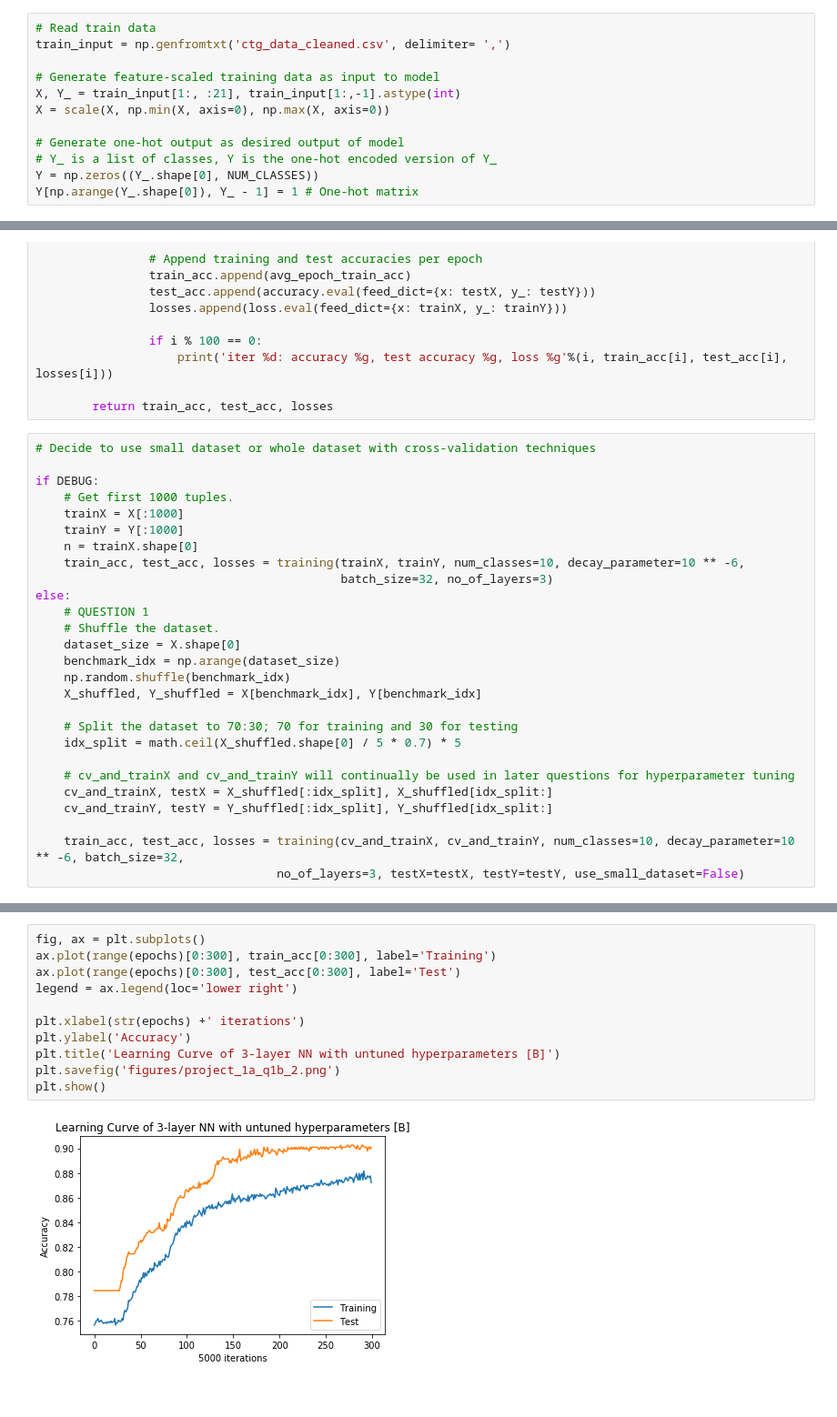
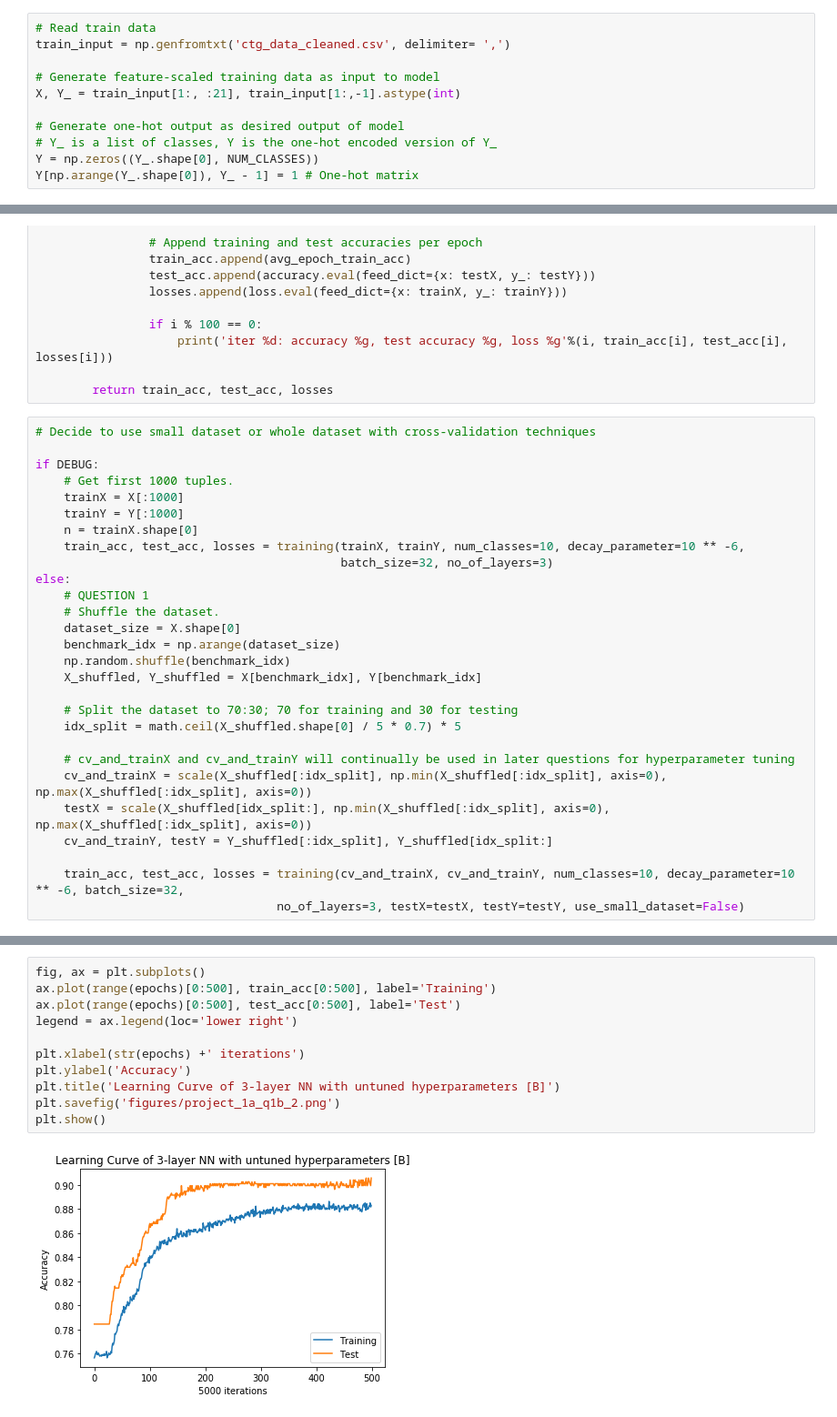
Before and after one commit to HansAlbertLianto/neuralnetworks-project, a Jupyter notebook: Project 1/Part A/Project 1a.ipynb, the cells around one changed output, grey strips where cells are left out. Shown at 91% size. Drawn from its saved outputs; the diff is of its cells as text.

Commit message:
[Finalize] Finalize report, split data to train and test first before normalizing

```diff
--- a/Project 1/Part A/Project 1a.ipynb
+++ b/Project 1/Part A/Project 1a.ipynb
@@ -35,7 +35,6 @@ train_input = np.genfromtxt('ctg_data_cleaned.csv', delimiter= ',')
 
 # Generate feature-scaled training data as input to model
 X, Y_ = train_input[1:, :21], train_input[1:,-1].astype(int)
-X = scale(X, np.min(X, axis=0), np.max(X, axis=0))
 
 # Generate one-hot output as desired output of model
 # Y_ is a list of classes, Y is the one-hot encoded version of Y_
@@ -224,7 +223,8 @@ else:
     idx_split = math.ceil(X_shuffled.shape[0] / 5 * 0.7) * 5
 
     # cv_and_trainX and cv_and_trainY will continually be used in later questions for hyperparameter tuning
-    cv_and_trainX, testX = X_shuffled[:idx_split], X_shuffled[idx_split:]
+    cv_and_trainX = scale(X_shuffled[:idx_split], np.min(X_shuffled[:idx_split], axis=0), np.max(X_shuffled[:idx_split], axis=0))
+    testX = scale(X_shuffled[idx_split:], np.min(X_shuffled[:idx_split], axis=0), np.max(X_shuffled[:idx_split], axis=0))
     cv_and_trainY, testY = Y_shuffled[:idx_split], Y_shuffled[idx_split:]
 
     train_acc, test_acc, losses = training(cv_and_trainX, cv_and_trainY, num_classes=10, decay_parameter=10 ** -6, batch_size=32,
@@ -282,16 +282,16 @@ plt.show()
 # %%
 fig, ax = plt.subplots()
-ax.plot(range(epochs)[0:300], train_acc[0:300], label='Training')
-ax.plot(range(epochs)[0:300], test_acc[0:300], label='Test')
+ax.plot(range(epochs)[0:500], train_acc[0:500], label='Training')
+ax.plot(range(epochs)[0:500], test_acc[0:500], label='Test')
 legend = ax.legend(loc='lower right')
 
 plt.xlabel(str(epochs) +' iterations')
 plt.ylabel('Accuracy')
 plt.title('Learning Curve of 3-layer NN with untuned hyperparameters [B]')
 plt.savefig('figures/project_1a_q1b_2.png')
 plt.show()
 # %% [output]
-[figure, old version]
+[figure, new version]
 # %%
 # Plot learning curves
 print('Final loss is {}'.format(losses[-1]))
```
Also changed, not shown: parts of 21 cells of this notebook, 28 other files.
